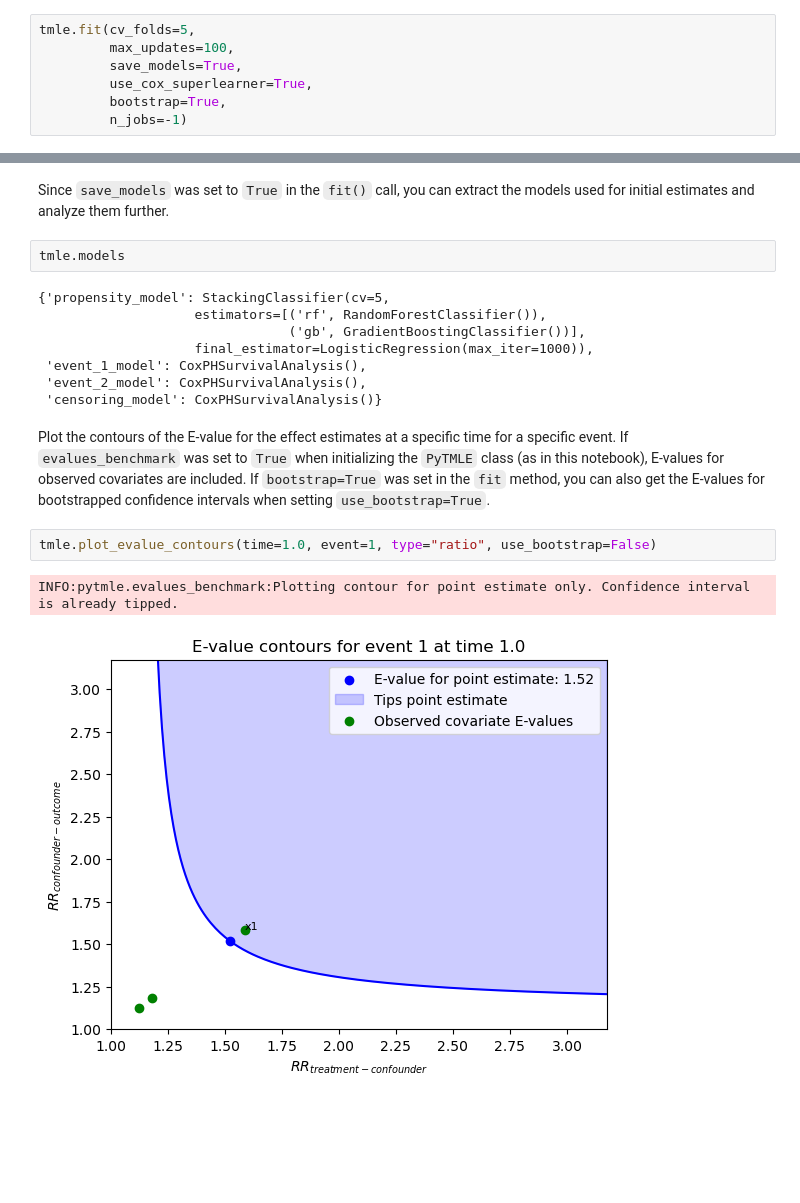
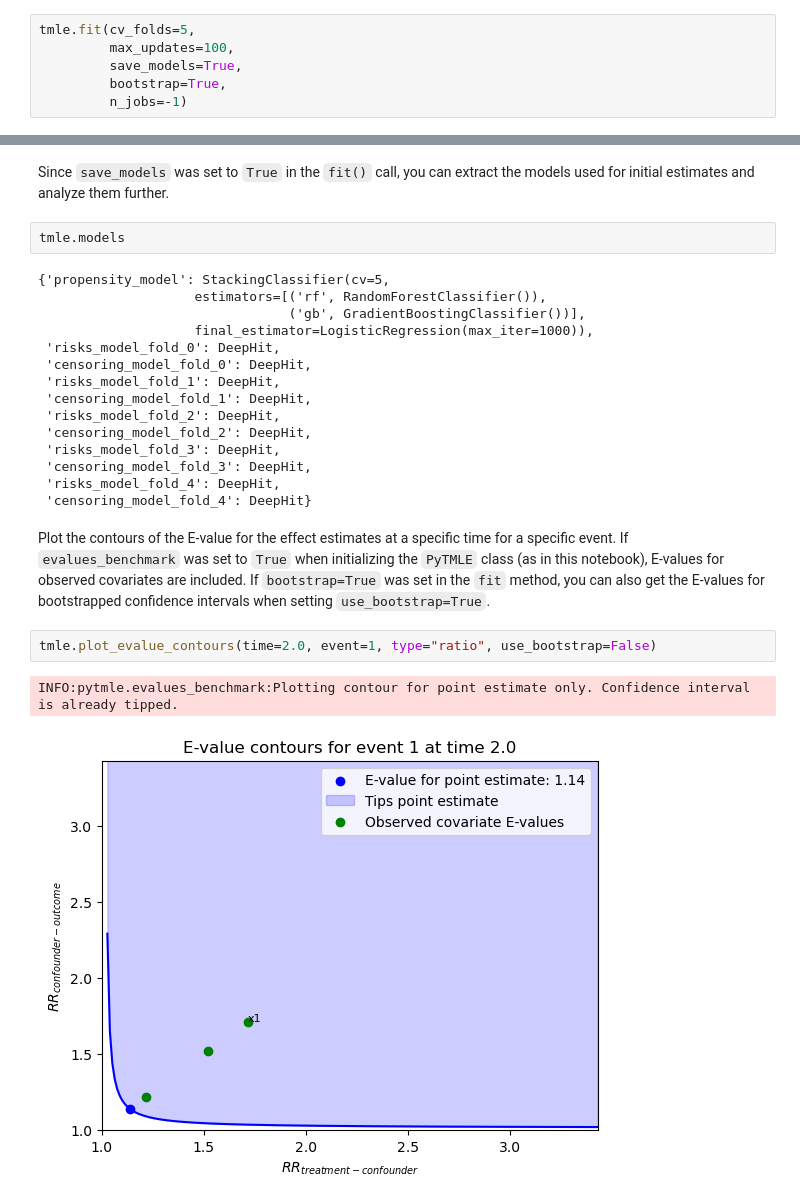
Before and after one commit to SCAI-BIO/pytmle, a Jupyter notebook: notebooks/01_tutorial_basic.ipynb, the cells around one changed output, grey strips where cells are left out. Cells and saved outputs as stored; diff of their text form; blank space fills up the shorter version.

Commit message:
Refactor: joint cross fitting loop for risks and censoring models

```diff
--- a/notebooks/01_tutorial_basic.ipynb
+++ b/notebooks/01_tutorial_basic.ipynb
@@ -66,7 +66,6 @@ Fit PyTMLE with the stacking classifier for initial estimates of propensity scor
 tmle.fit(cv_folds=5,
          max_updates=100,
          save_models=True,
-         use_cox_superlearner=True,
          bootstrap=True,
          n_jobs=-1)
 # %% [output]
@@ -128,14 +127,21 @@ tmle.models
                     estimators=[('rf', RandomForestClassifier()),
                                 ('gb', GradientBoostingClassifier())],
                     final_estimator=LogisticRegression(max_iter=1000)),
- 'event_1_model': CoxPHSurvivalAnalysis(),
- 'event_2_model': CoxPHSurvivalAnalysis(),
- 'censoring_model': CoxPHSurvivalAnalysis()}
+ 'risks_model_fold_0': DeepHit,
+ 'censoring_model_fold_0': DeepHit,
+ 'risks_model_fold_1': DeepHit,
+ 'censoring_model_fold_1': DeepHit,
+ 'risks_model_fold_2': DeepHit,
+ 'censoring_model_fold_2': DeepHit,
+ 'risks_model_fold_3': DeepHit,
+ 'censoring_model_fold_3': DeepHit,
+ 'risks_model_fold_4': DeepHit,
+ 'censoring_model_fold_4': DeepHit}
 # %% [markdown]
 Plot the contours of the E-value for the effect estimates at a specific time for a specific event. If `evalues_benchmark` was set to `True` when initializing the `PyTMLE` class (as in this notebook), E-values for observed covariates are included. If `bootstrap=True` was set in the `fit` method, you can also get the E-values for bootstrapped confidence intervals when setting `use_bootstrap=True`.
 # %%
-tmle.plot_evalue_contours(time=1.0, event=1, type="ratio", use_bootstrap=False)
+tmle.plot_evalue_contours(time=2.0, event=1, type="ratio", use_bootstrap=False)
 # %% [output]
 INFO:pytmle.evalues_benchmark:Plotting contour for point estimate only. Confidence interval is already tipped.
-[figure, old version]
+[figure, new version]
 # %% [markdown]
```
Also changed, not shown: parts of 6 cells of this notebook, 7 other files.
